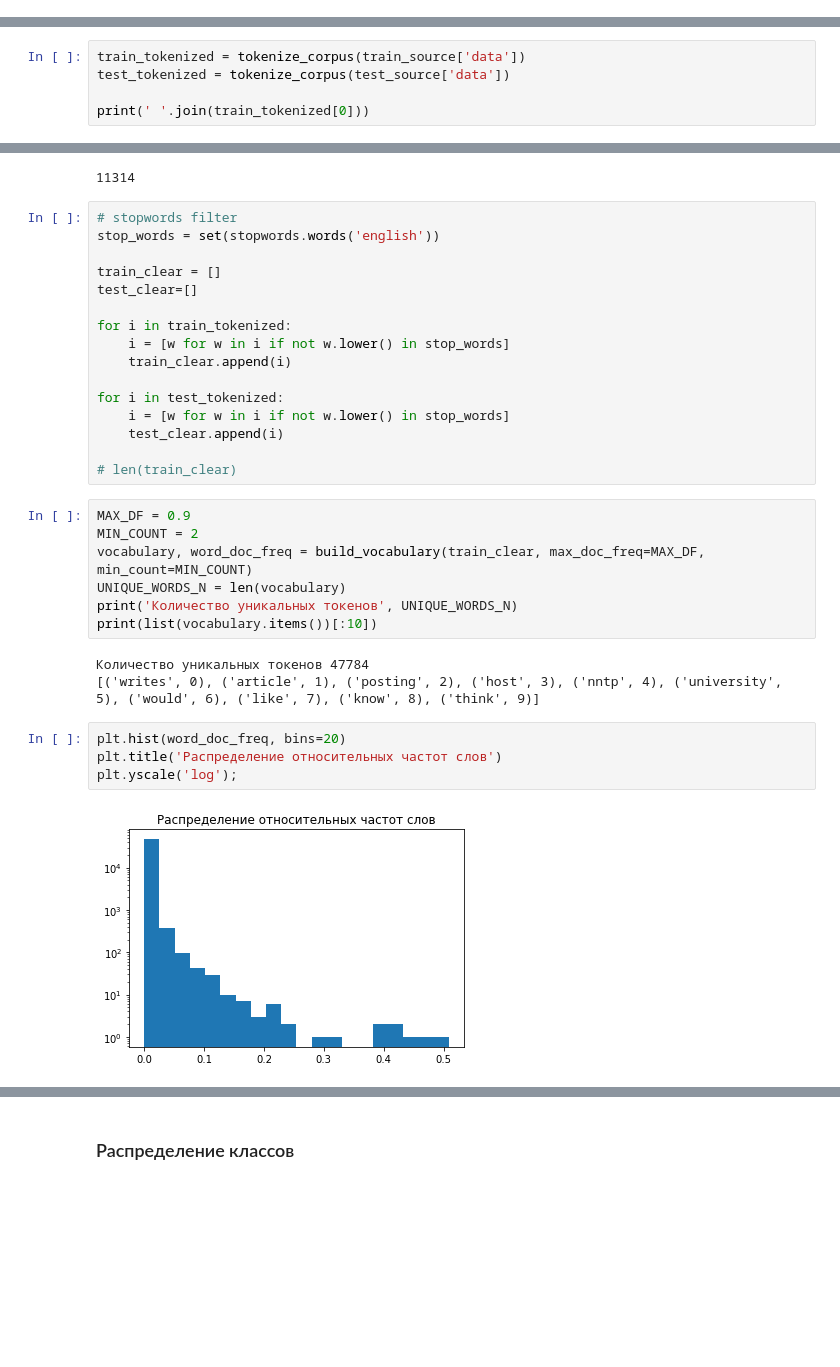
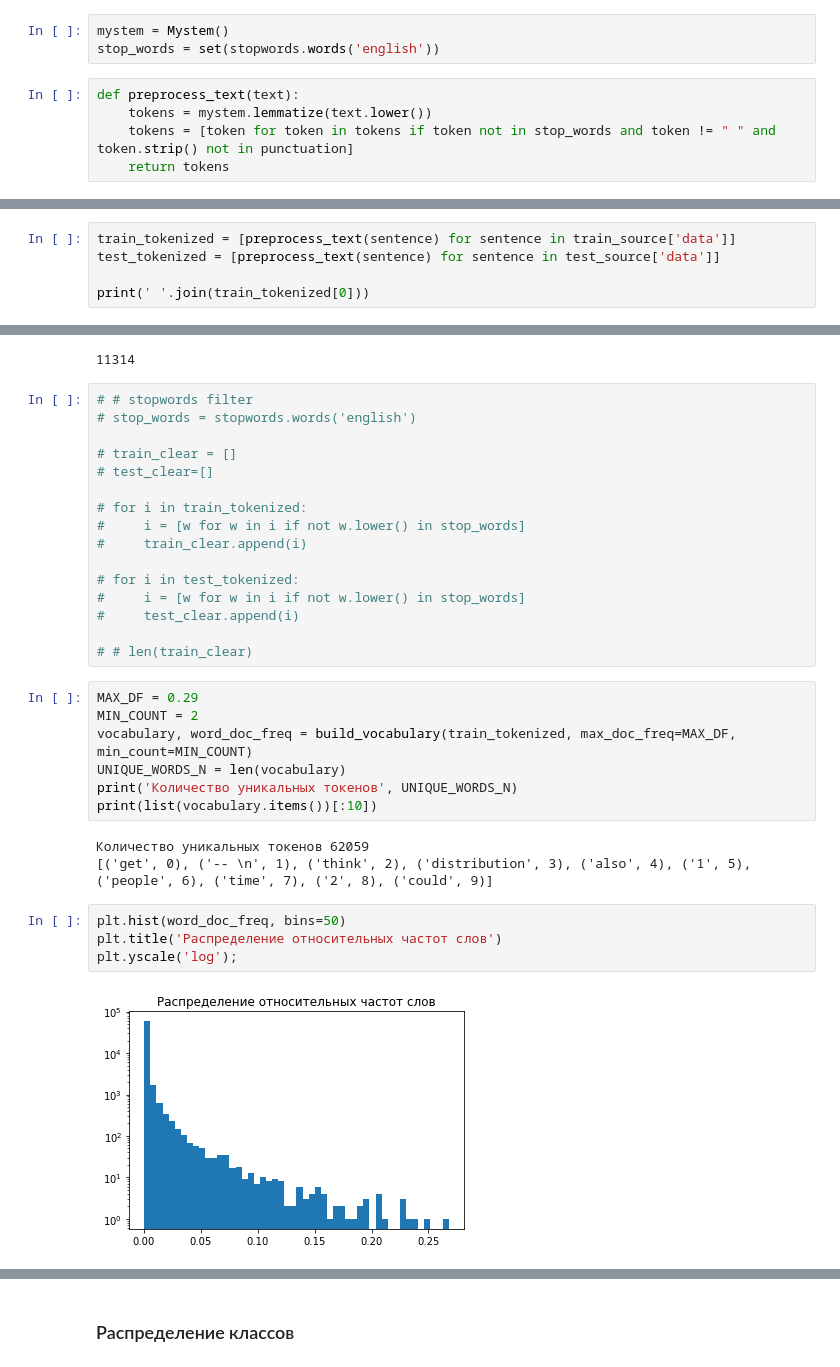
Before and after one commit to ilyinss/stepik-dl-nlp, a Jupyter notebook: task1_20newsgroups_mytry.ipynb, the cells around one changed output, grey strips where cells are left out. Cells and saved outputs as stored; diff of their text form; blank space fills up the shorter version.

```diff
--- a/task1_20newsgroups_mytry.ipynb
+++ b/task1_20newsgroups_mytry.ipynb
@@ -68,3 +71,11 @@ early 70s. It was called a Bricklin. The doors were really small. In addition,
 Метка 7
 # %% [markdown]
 ### Подготовка признаков
+# %%
+mystem = Mystem()
+stop_words = set(stopwords.words('english'))
+# %%
+def preprocess_text(text):
+    tokens = mystem.lemmatize(text.lower())
+    tokens = [token for token in tokens if token not in stop_words and token != " " and token.strip() not in punctuation]
+    return tokens
@@ -71,6 +106,6 @@ early 70s. It was called a Bricklin. The doors were really small. In addition,
 # %%
-train_tokenized = tokenize_corpus(train_source['data'])
-test_tokenized = tokenize_corpus(test_source['data'])
+train_tokenized = [preprocess_text(sentence) for sentence in train_source['data']]
+test_tokenized = [preprocess_text(sentence) for sentence in test_source['data']]
 
 print(' '.join(train_tokenized[0]))
 # %% [output]
@@ -80,36 +115,36 @@ len(train_tokenized)
 # %% [output]
 11314
 # %%
-# stopwords filter
-stop_words = set(stopwords.words('english'))
+# # stopwords filter
+# stop_words = stopwords.words('english')
 
-train_clear = []
-test_clear=[]
+# train_clear = []
+# test_clear=[]
 
-for i in train_tokenized:
-    i = [w for w in i if not w.lower() in stop_words]
-    train_clear.append(i)
+# for i in train_tokenized:
+#     i = [w for w in i if not w.lower() in stop_words]
+#     train_clear.append(i)
 
-for i in test_tokenized:
-    i = [w for w in i if not w.lower() in stop_words]
-    test_clear.append(i)
+# for i in test_tokenized:
+#     i = [w for w in i if not w.lower() in stop_words]
+#     test_clear.append(i)
 
-# len(train_clear)
+# # len(train_clear)
 # %%
-MAX_DF = 0.9
+MAX_DF = 0.29
 MIN_COUNT = 2
-vocabulary, word_doc_freq = build_vocabulary(train_clear, max_doc_freq=MAX_DF, min_count=MIN_COUNT)
+vocabulary, word_doc_freq = build_vocabulary(train_tokenized, max_doc_freq=MAX_DF, min_count=MIN_COUNT)
 UNIQUE_WORDS_N = len(vocabulary)
 print('Количество уникальных токенов', UNIQUE_WORDS_N)
 print(list(vocabulary.items())[:10])
 # %% [output]
-Количество уникальных токенов 47784
-[('writes', 0), ('article', 1), ('posting', 2), ('host', 3), ('nntp', 4), ('university', 5), ('would', 6), ('like', 7), ('know', 8), ('think', 9)]
+Количество уникальных токенов 62059
+[('get', 0), ('-- \n', 1), ('think', 2), ('distribution', 3), ('also', 4), ('1', 5), ('people', 6), ('time', 7), ('2', 8), ('could', 9)]
 # %%
-plt.hist(word_doc_freq, bins=20)
+plt.hist(word_doc_freq, bins=50)
 plt.title('Распределение относительных частот слов')
 plt.yscale('log');
 # %% [output]
-[figure, old version]
+[figure, new version]
 # %%
 VECTORIZATION_MODE = 'tfidf'
```
Also changed, not shown: parts of 10 cells of this notebook.
